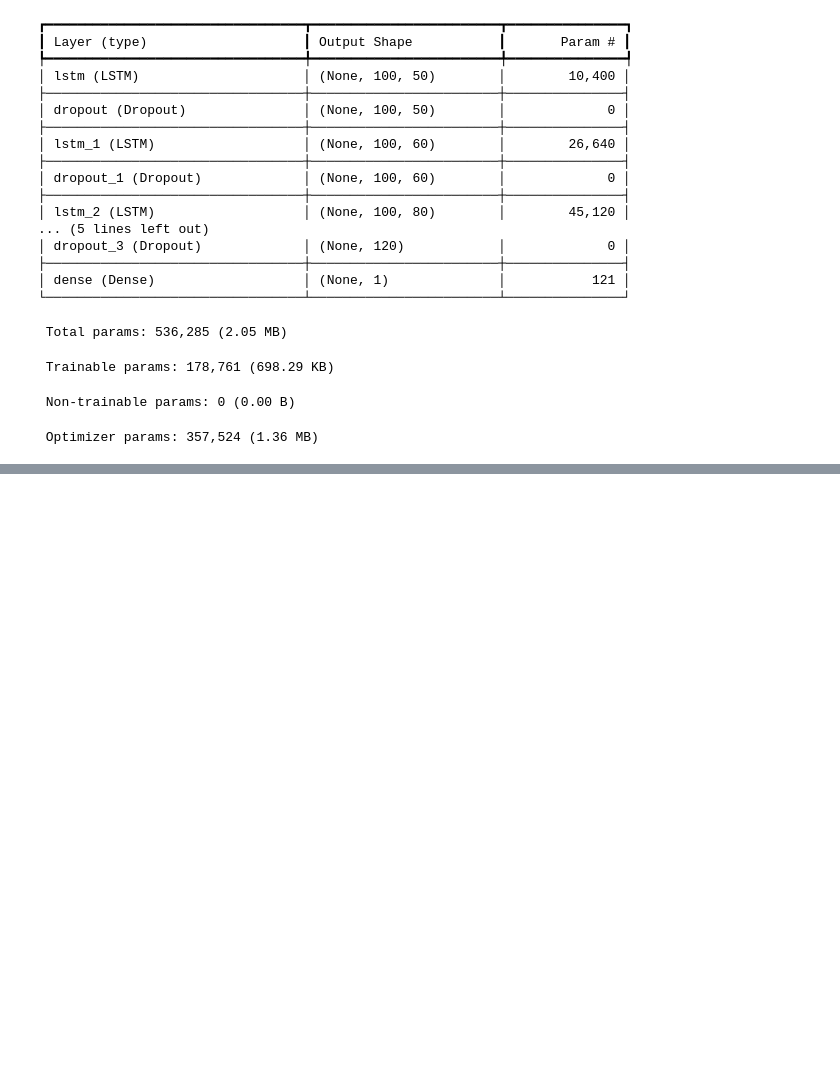
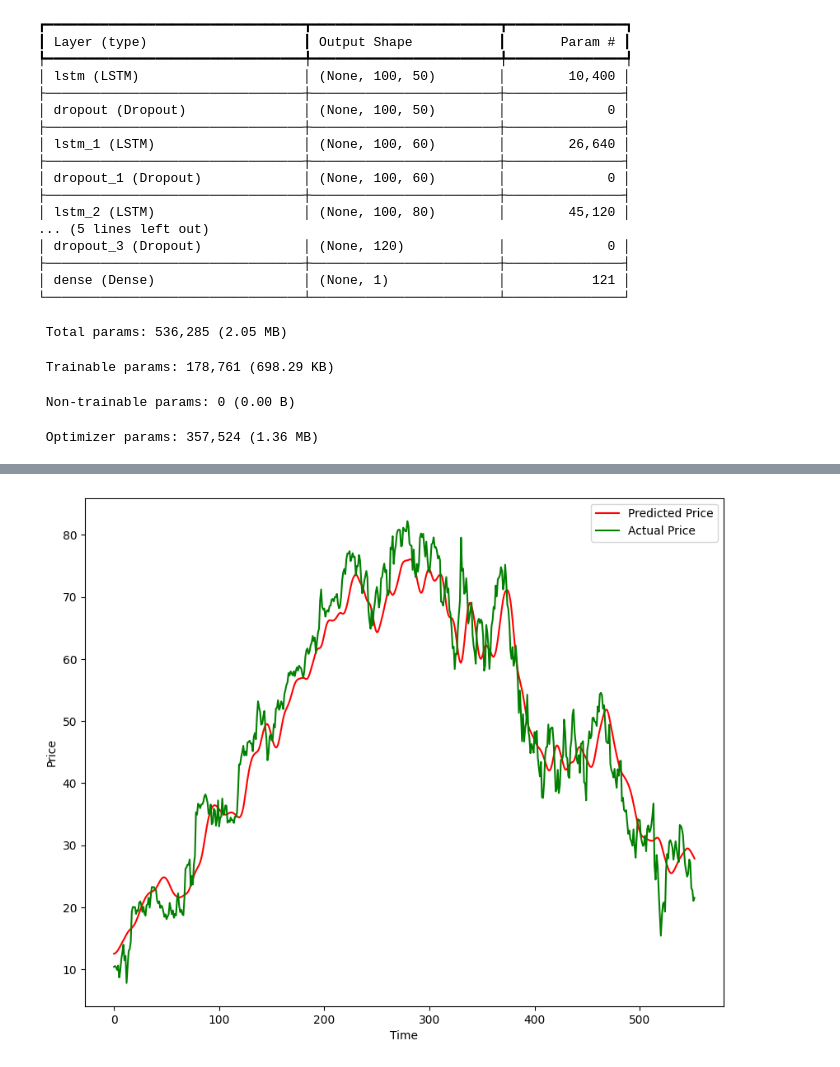
Before and after one commit to harBIR20/Stock-Price-Prediction, a Jupyter notebook: code.ipynb, the cells around one changed output, grey strips where cells are left out. Cells and saved outputs as stored; diff of their text form; code cells hidden in the pictures; blank space fills up the shorter version.

```diff
--- a/code.ipynb
+++ b/code.ipynb
@@ -159,0 +172,2 @@ Model: "sequential"
+# %%
+y_pred = model.predict(np.array(x))
@@ -159,0 +176,16 @@ Model: "sequential"
+# %%
+scale = 1/scaler.scale_
+# %%
+y_pred= y_pred * scale
+# %%
+y = y * scale
+# %%
+plt.figure(figsize=(10,8))
+plt.plot(y_pred , 'r', label='Predicted Price')
+plt.plot(y , 'g', label='Actual Price')
+plt.xlabel('Time')
+plt.ylabel('Price')
+plt.legend()
+plt.show()
+# %% [output]
+[figure, added]
```
Also changed, not shown: parts of 5 cells of this notebook, 1 other file.
